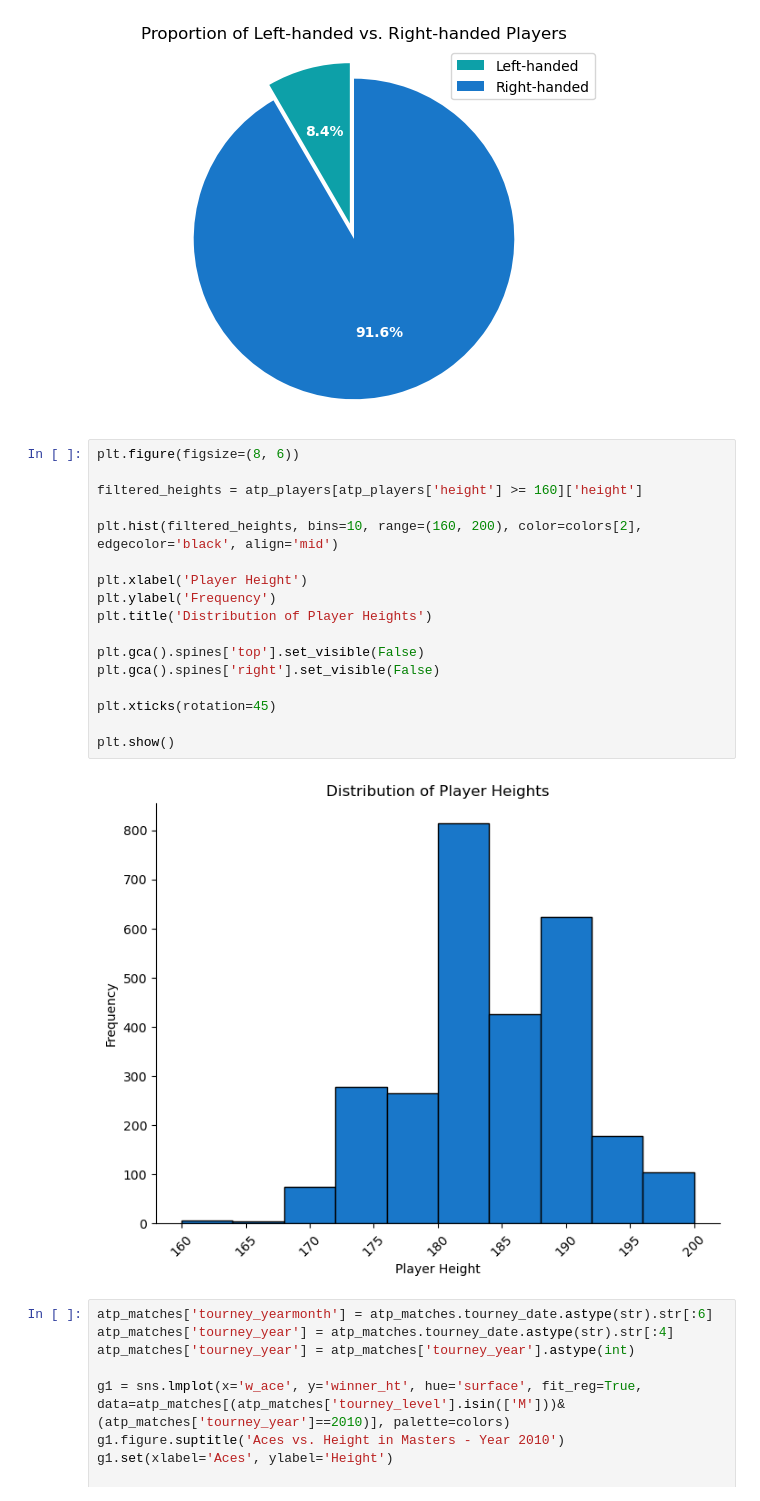
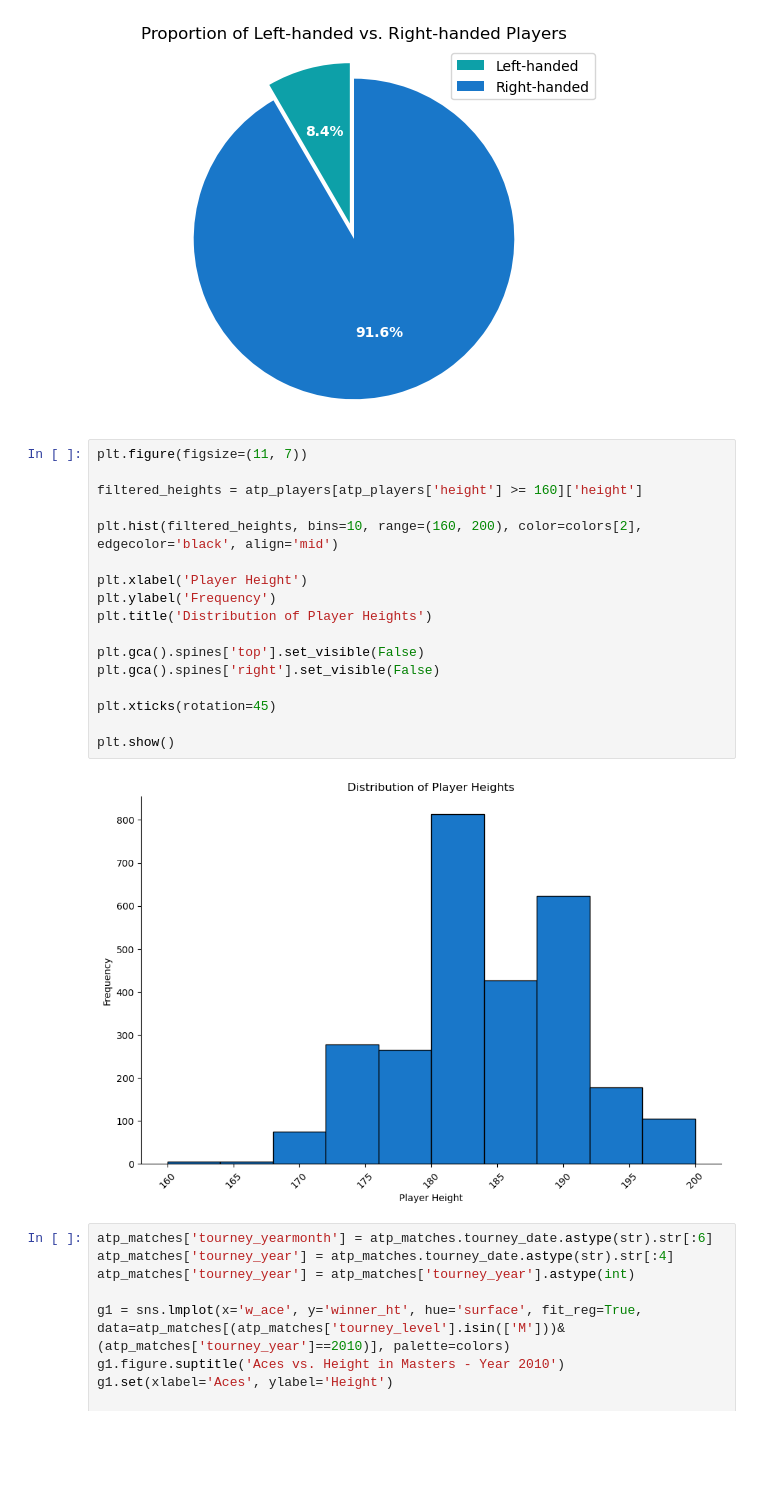
Before and after one commit to yasemitee/SciVIs, a Jupyter notebook: player.ipynb, the cells around one changed output. Cells and saved outputs as stored; diff of their text form; blank space fills up the shorter version.

```diff
--- a/player.ipynb
+++ b/player.ipynb
@@ -41,24 +41,24 @@ plt.show()
 # %% [output]
 [figure]
 # %%
-plt.figure(figsize=(8, 6))
+plt.figure(figsize=(11, 7))
 
 filtered_heights = atp_players[atp_players['height'] >= 160]['height']
 
 plt.hist(filtered_heights, bins=10, range=(160, 200), color=colors[2], edgecolor='black', align='mid')
 
 plt.xlabel('Player Height')
 plt.ylabel('Frequency')
 plt.title('Distribution of Player Heights')
 
 plt.gca().spines['top'].set_visible(False)
 plt.gca().spines['right'].set_visible(False)
 
 plt.xticks(rotation=45)
 
 plt.show()
 # %% [output]
-[figure, old version]
+[figure, new version]
 # %%
 atp_matches['tourney_yearmonth'] = atp_matches.tourney_date.astype(str).str[:6]
 atp_matches['tourney_year'] = atp_matches.tourney_date.astype(str).str[:4]
```
